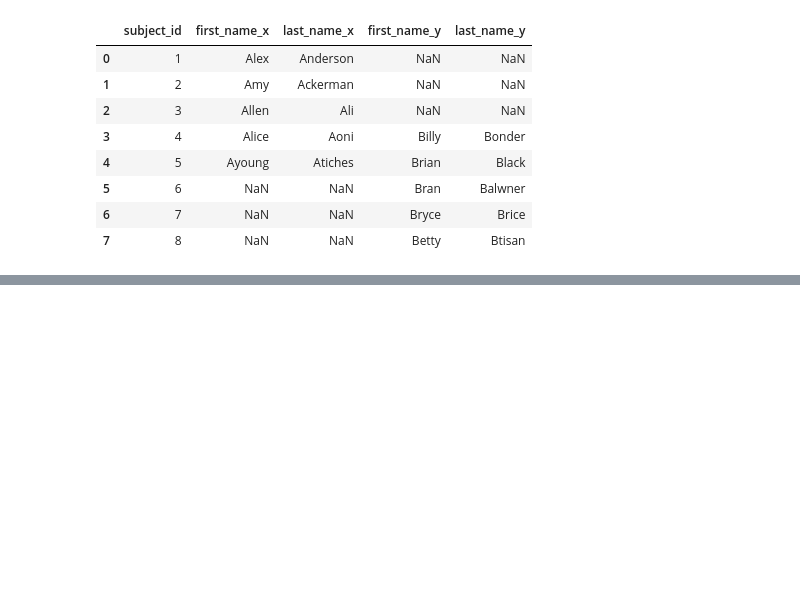
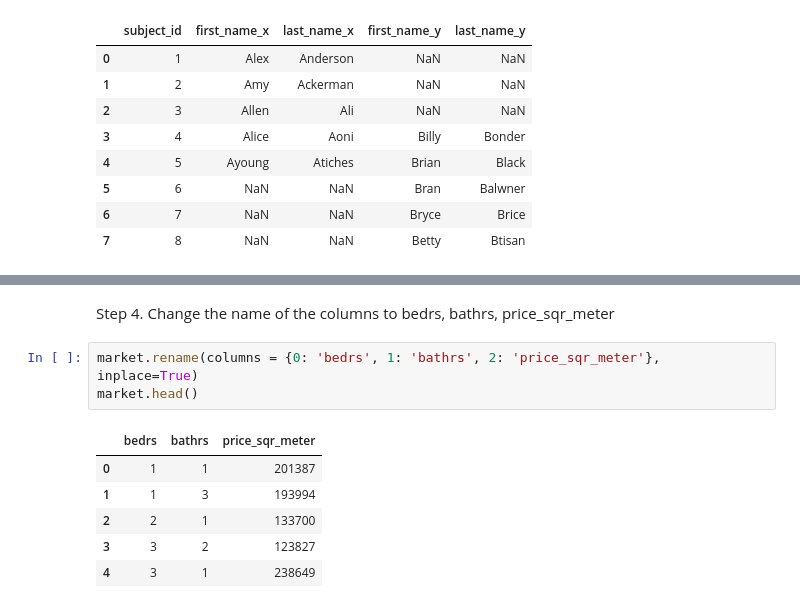
Before and after one commit to Karlajack/pydata_analysis, a Jupyter notebook: pandasdailypractice3.ipynb, the cells around one changed output, grey strips where cells are left out. Cells and saved outputs as stored; diff of their text form; blank space fills up the shorter version.

```diff
--- a/pandasdailypractice3.ipynb
+++ b/pandasdailypractice3.ipynb
@@ -496,0 +536,12 @@ pd.merge(data1,data2, on='subject_id',how='outer')
+# %% [markdown]
+Step 4. Change the name of the columns to bedrs, bathrs, price_sqr_meter
+# %%
+market.rename(columns = {0: 'bedrs', 1: 'bathrs', 2: 'price_sqr_meter'}, inplace=True)
+market.head()
+# %% [output]
+|  | bedrs | bathrs | price_sqr_meter |
+| 0 | 1 | 1 | 201387 |
+| 1 | 1 | 3 | 193994 |
+| 2 | 2 | 1 | 133700 |
+| 3 | 3 | 2 | 123827 |
+| 4 | 3 | 1 | 238649 |
```
Also changed, not shown: parts of 11 cells of this notebook.
